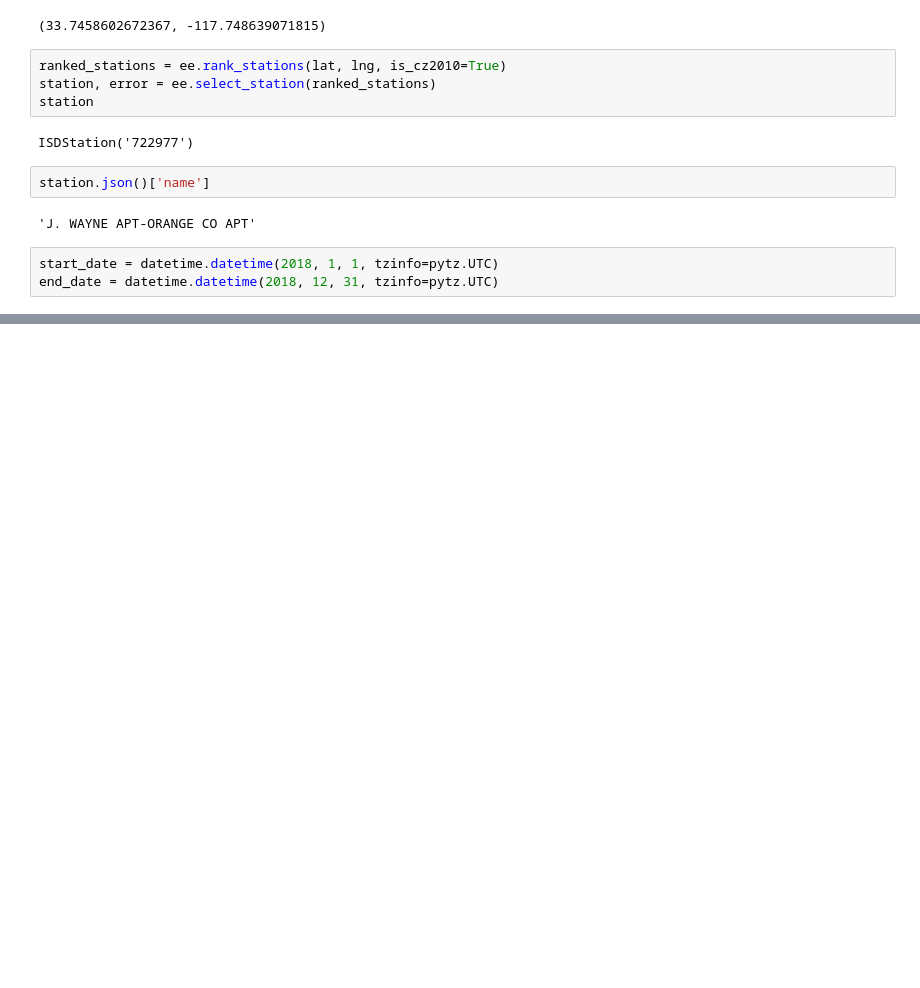
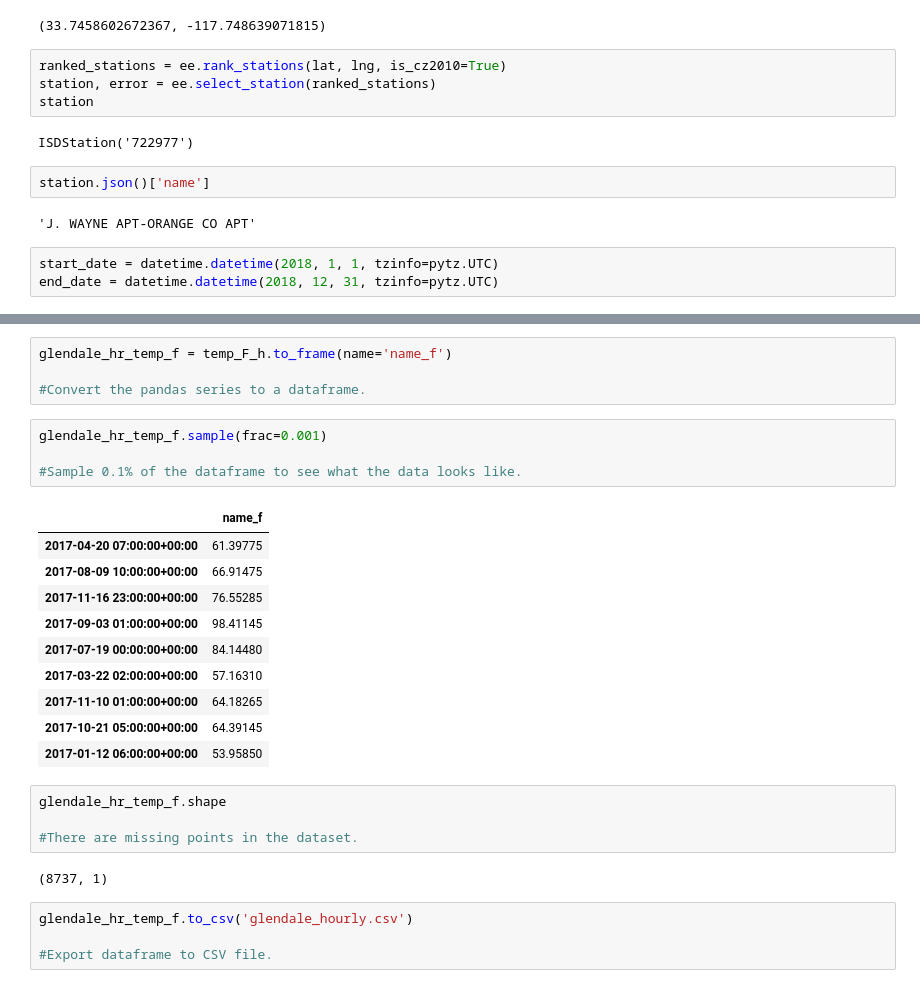
Before and after one commit to grantaguinaldo/openeeweather, a Jupyter notebook: 2018-09-07 eeweather sandbox.ipynb, the cells around one changed output, grey strips where cells are left out. Saved outputs shown, nothing was run; the diff lists cells and outputs as text; blank space fills up the shorter version.

```diff
--- a/2018-09-07 eeweather sandbox.ipynb
+++ b/2018-09-07 eeweather sandbox.ipynb
@@ -337,0 +378,29 @@ cc_df
+# %%
+glendale_hr_temp_f = temp_F_h.to_frame(name='name_f')
+
+#Convert the pandas series to a dataframe.
+# %%
+glendale_hr_temp_f.sample(frac=0.001)
+
+#Sample 0.1% of the dataframe to see what the data looks like.
+# %% [output]
+|  | name_f |
+| 2017-04-20 07:00:00+00:00 | 61.39775 |
+| 2017-08-09 10:00:00+00:00 | 66.91475 |
+| 2017-11-16 23:00:00+00:00 | 76.55285 |
+| 2017-09-03 01:00:00+00:00 | 98.41145 |
+| 2017-07-19 00:00:00+00:00 | 84.14480 |
+| 2017-03-22 02:00:00+00:00 | 57.16310 |
+| 2017-11-10 01:00:00+00:00 | 64.18265 |
+| 2017-10-21 05:00:00+00:00 | 64.39145 |
+| 2017-01-12 06:00:00+00:00 | 53.95850 |
+# %%
+glendale_hr_temp_f.shape
+
+#There are missing points in the dataset.
+# %% [output]
+(8737, 1)
+# %%
+glendale_hr_temp_f.to_csv('glendale_hourly.csv')
+
+#Export dataframe to CSV file.
```
Also changed, not shown: parts of 20 cells of this notebook, 8 other files.
